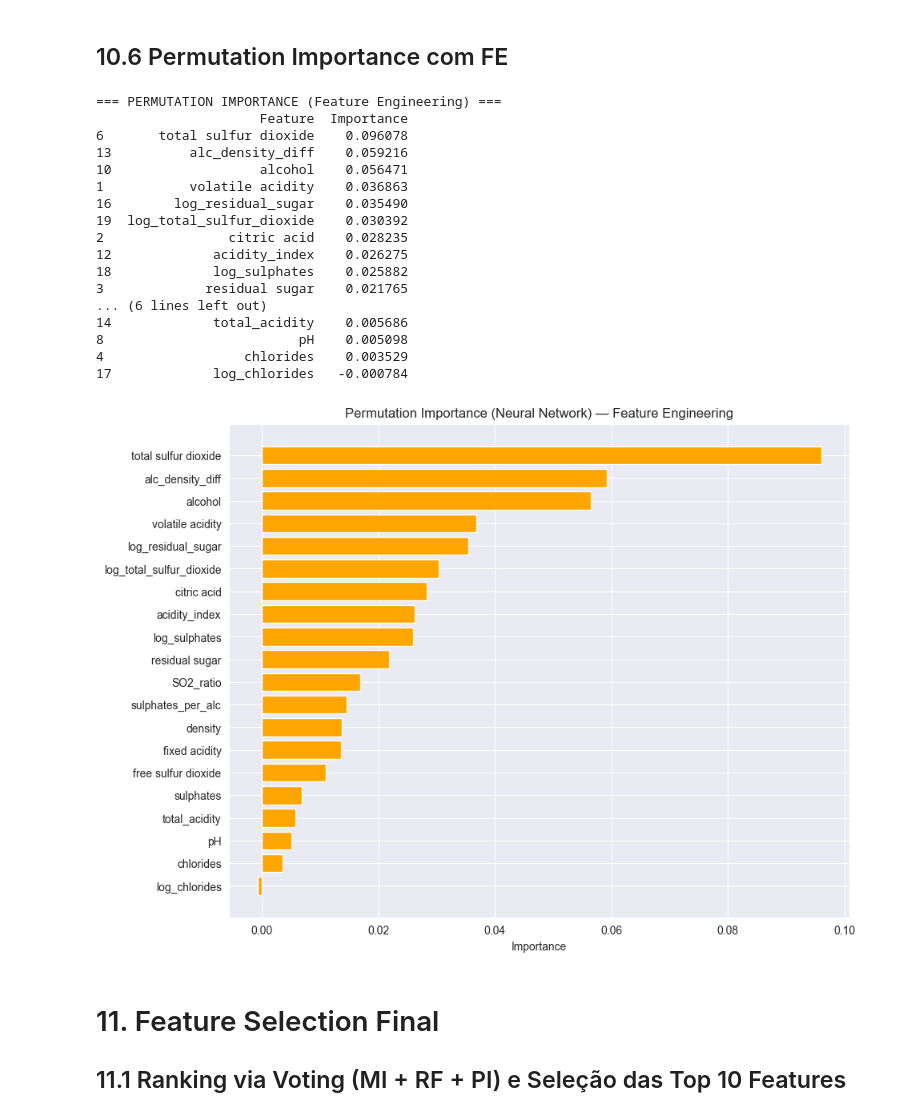
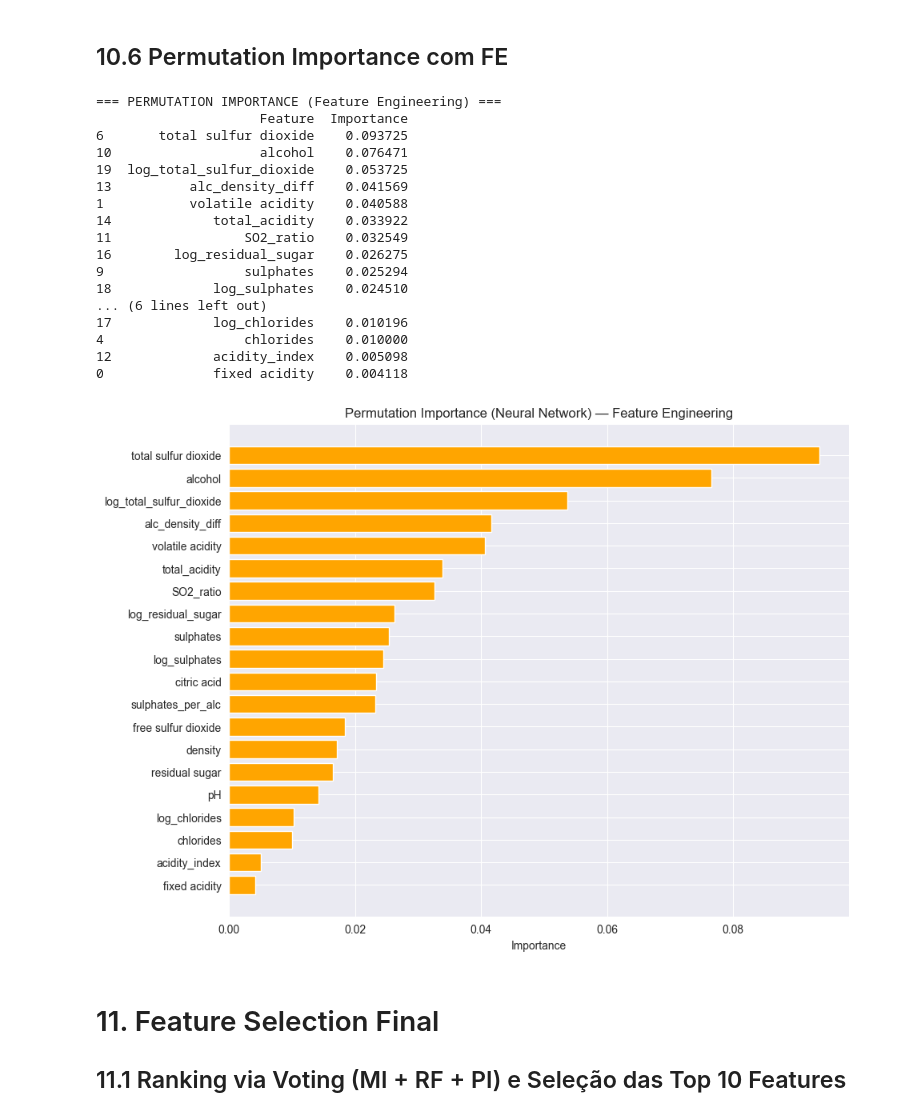
Before and after one commit to tomasgferreira06/ML_TP, a Jupyter notebook: projetoML.ipynb, the cells around one changed output. Drawn from its saved outputs; the diff is of its cells as text; code cells hidden in the pictures.

```diff
--- a/projetoML.ipynb
+++ b/projetoML.ipynb
@@ -2515,50 +2515,50 @@ plt.show()
 
 # Calcular Permutation Importance
 perm_fe = permutation_importance(
-    nn_fe,  # modelo NN treinado com FE
+    best_mlp,  # modelo NN treinado com FE
     X_test_fe_scaled,  # dados de teste normalizados com FE
     y_test_fe,  # labels
     n_repeats=15,
     random_state=42,
     n_jobs=-1
 )
 
 # Criar DF ordenado por importância
 perm_df_fe = pd.DataFrame({
     'Feature': X_fe.columns,
     'Importance': perm_fe.importances_mean
 }).sort_values(by='Importance', ascending=False)
 
 # Mostrar resultado
 print("=== PERMUTATION IMPORTANCE (Feature Engineering) ===")
 print(perm_df_fe)
 
 # Gráfico
 plt.figure(figsize=(10, 8))
 plt.barh(perm_df_fe['Feature'], perm_df_fe['Importance'], color='orange')
 plt.gca().invert_yaxis()
 plt.title("Permutation Importance (Neural Network) — Feature Engineering")
 plt.xlabel("Importance")
 plt.show()
 # %% [output]
 === PERMUTATION IMPORTANCE (Feature Engineering) ===
                      Feature  Importance
-6       total sulfur dioxide    0.096078
-13          alc_density_diff    0.059216
-10                   alcohol    0.056471
-1           volatile acidity    0.036863
-16        log_residual_sugar    0.035490
-19  log_total_sulfur_dioxide    0.030392
-2                citric acid    0.028235
-12             acidity_index    0.026275
-18             log_sulphates    0.025882
-3             residual sugar    0.021765
+6       total sulfur dioxide    0.093725
+10                   alcohol    0.076471
+19  log_total_sulfur_dioxide    0.053725
+13          alc_density_diff    0.041569
+1           volatile acidity    0.040588
+14             total_acidity    0.033922
+11                 SO2_ratio    0.032549
+16        log_residual_sugar    0.026275
+9                  sulphates    0.025294
+18             log_sulphates    0.024510
 ... (6 lines left out)
-14             total_acidity    0.005686
-8                         pH    0.005098
-4                  chlorides    0.003529
-17             log_chlorides   -0.000784
+17             log_chlorides    0.010196
+4                  chlorides    0.010000
+12             acidity_index    0.005098
+0              fixed acidity    0.004118
-[figure, old version]
+[figure, new version]
 # %% [markdown]
 # 11. Feature Selection Final
 
```
Also changed, not shown: parts of 15 cells of this notebook.
